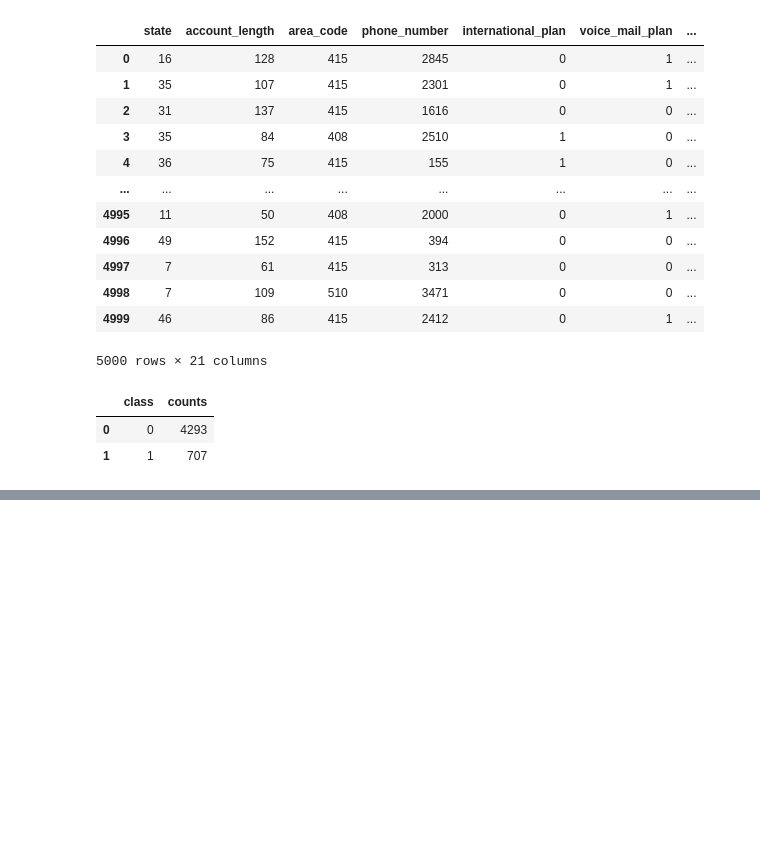
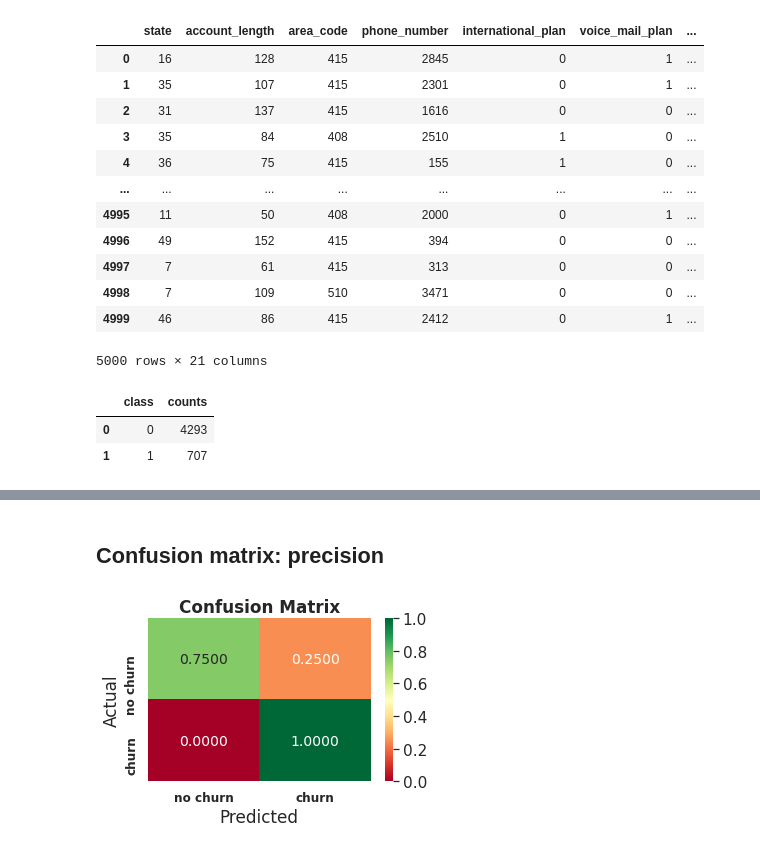
Before and after one commit to Parn1984/AIDA-Project-Team-C, a Jupyter notebook: modules/data_exploration/data_exploration_2.ipynb, the cells around one changed output, grey strips where cells are left out. Saved outputs shown, nothing was run; the diff lists cells and outputs as text; code cells hidden in the pictures; blank space fills up the shorter version.

```diff
--- a/modules/data_exploration/data_exploration_2.ipynb
+++ b/modules/data_exploration/data_exploration_2.ipynb
@@ -62,0 +82,6 @@ plt.show()
+# %% [markdown]
+ ## Confusion matrix: precision
+# %%
+plot_confusion_matrix([0,0,0,0,1,1,1,1], [0,0,0,1,1,1,1,1])
+# %% [output]
+[figure, added]
```
Also changed, not shown: parts of 8 cells of this notebook, 9 other files.
